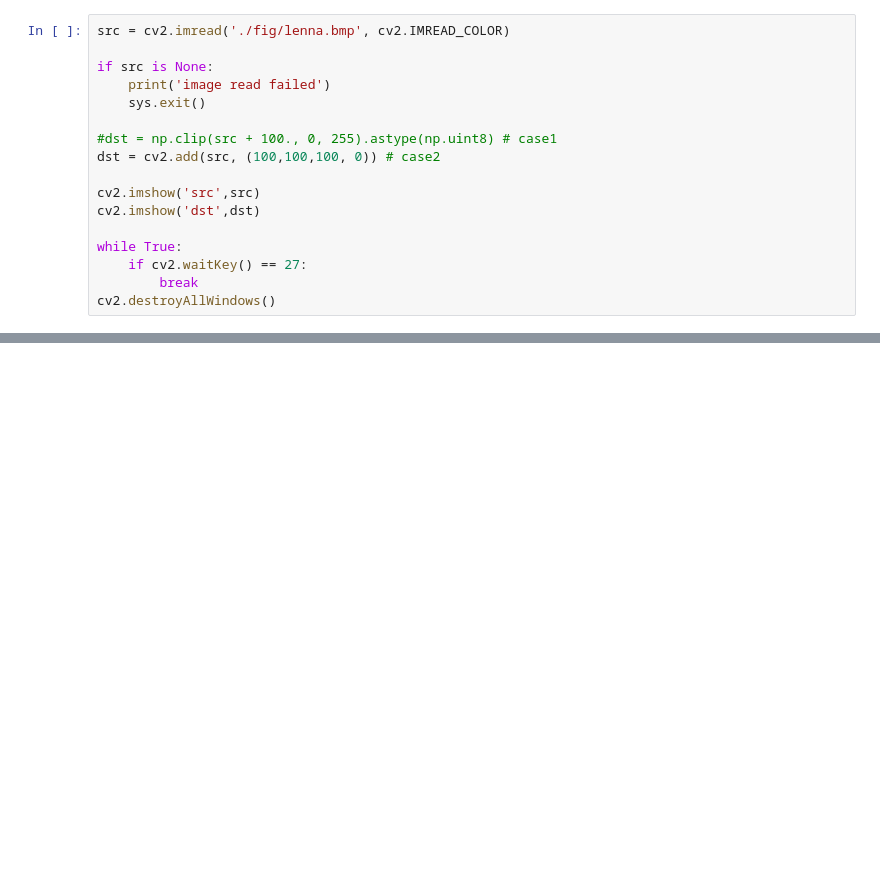
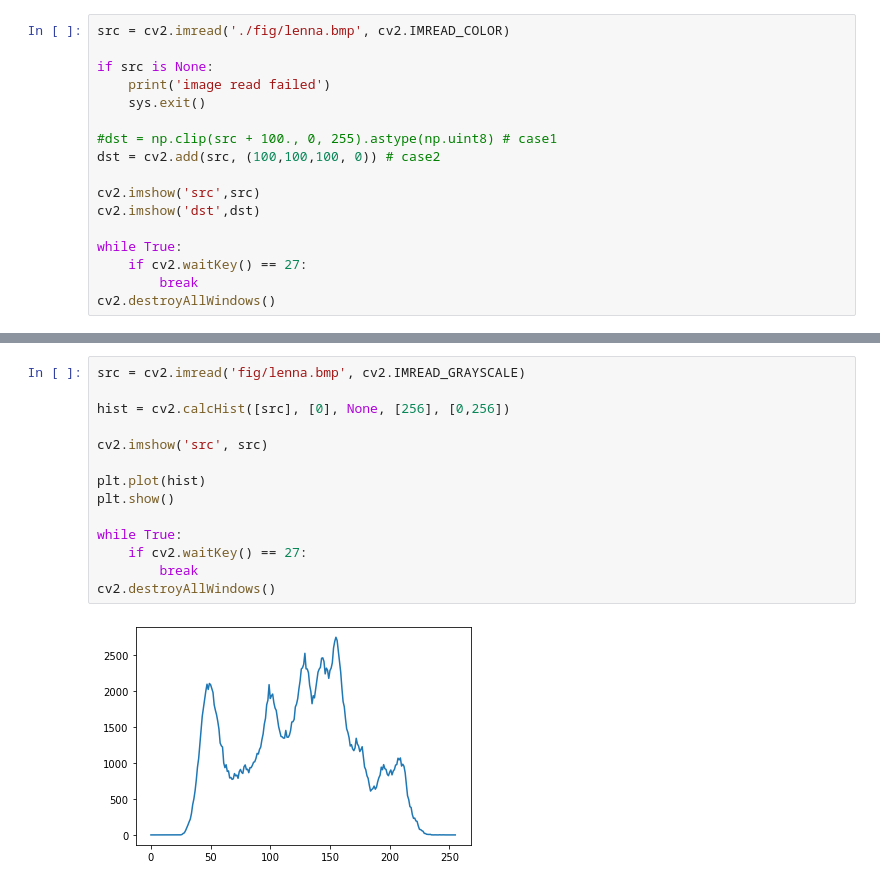
Before and after one commit to Hongbi-Kim/CV, a Jupyter notebook: 5. OpenCV_processing.ipynb, the cells around one changed output, grey strips where cells are left out. Drawn from its saved outputs; the diff is of its cells as text; blank space fills up the shorter version.

```diff
--- a/5. OpenCV_processing.ipynb
+++ b/5. OpenCV_processing.ipynb
@@ -107,0 +135,16 @@ cv2.destroyAllWindows()
+# %%
+src = cv2.imread('fig/lenna.bmp', cv2.IMREAD_GRAYSCALE)
+
+hist = cv2.calcHist([src], [0], None, [256], [0,256])
+
+cv2.imshow('src', src)
+
+plt.plot(hist)
+plt.show()
+
+while True:
+    if cv2.waitKey() == 27:
+        break
+cv2.destroyAllWindows()
+# %% [output]
+[figure, added]
```
Also changed, not shown: parts of 9 cells of this notebook, 2 other files.
